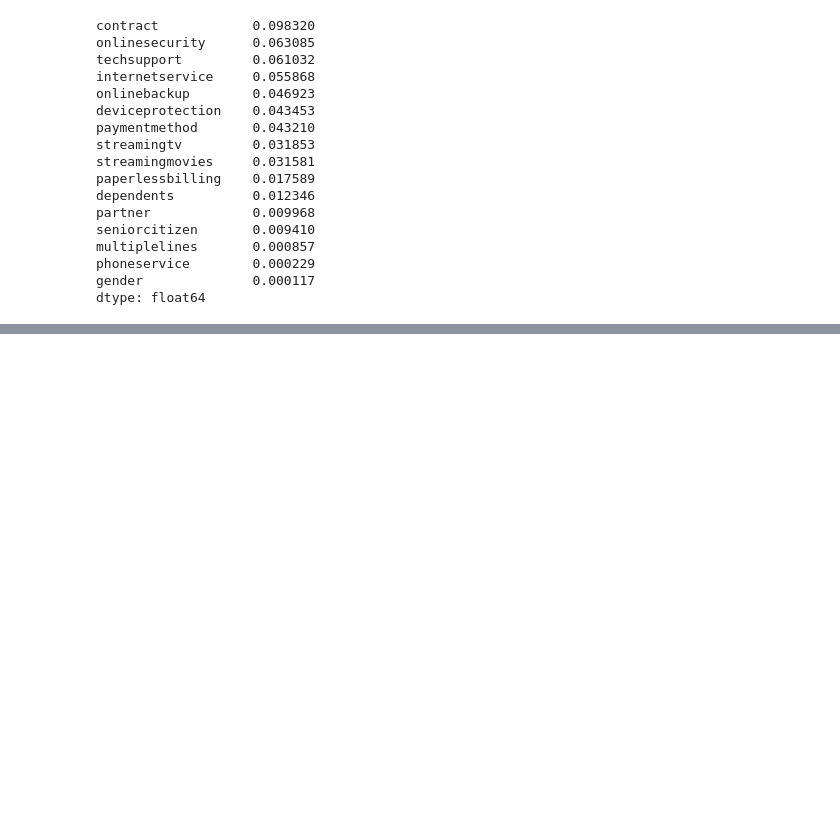
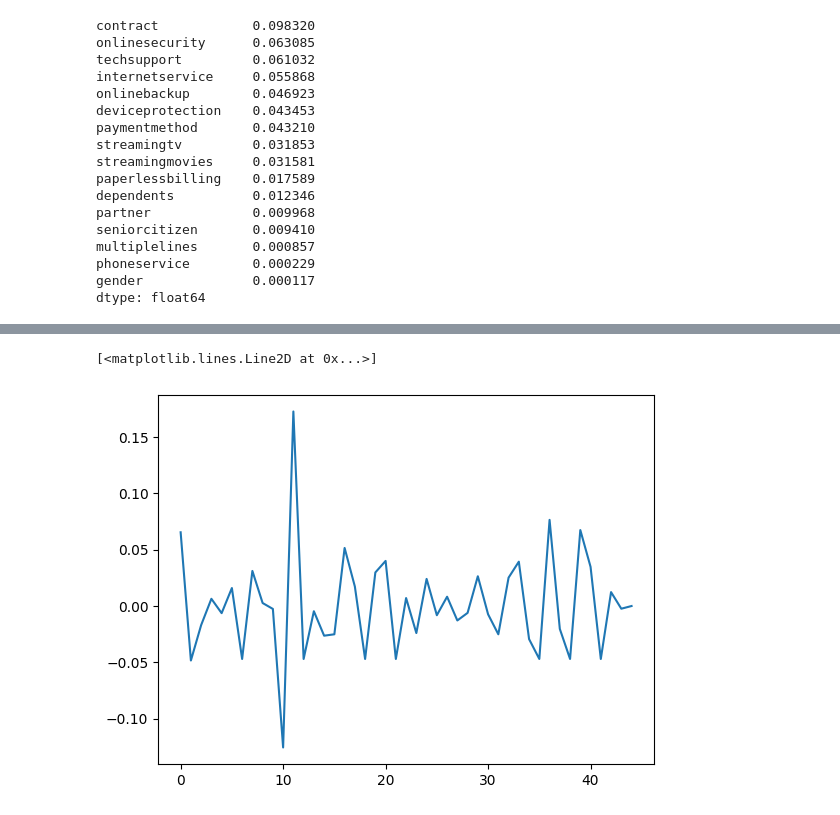
Before and after one commit to evvladimirov/machine-learning-zoomcamp-2025, a Jupyter notebook: 03-classification/testing.ipynb, the cells around one changed output, grey strips where cells are left out. Drawn from its saved outputs; the diff is of its cells as text; code cells hidden in the pictures; blank space fills up the shorter version.

```diff
--- a/03-classification/testing.ipynb
+++ b/03-classification/testing.ipynb
@@ -253,0 +318,2 @@ dtype: float64
+# %%
+dv_train.fit(train_dicts)
@@ -253,0 +338,2 @@ dtype: float64
+# %%
+X_train = dv_train.fit_transform(train_dicts)
@@ -253,0 +344,4 @@ dtype: float64
+# %%
+model = LinearRegression()
+# %%
+model.fit(X_train, y_train)
@@ -253,0 +370,5 @@ dtype: float64
+# %%
+plt.plot(model.coef_)
+# %% [output]
+[<matplotlib.lines.Line2D at 0x...>]
+[figure, added]
```
Also changed, not shown: parts of 17 cells of this notebook, 3 other files.
